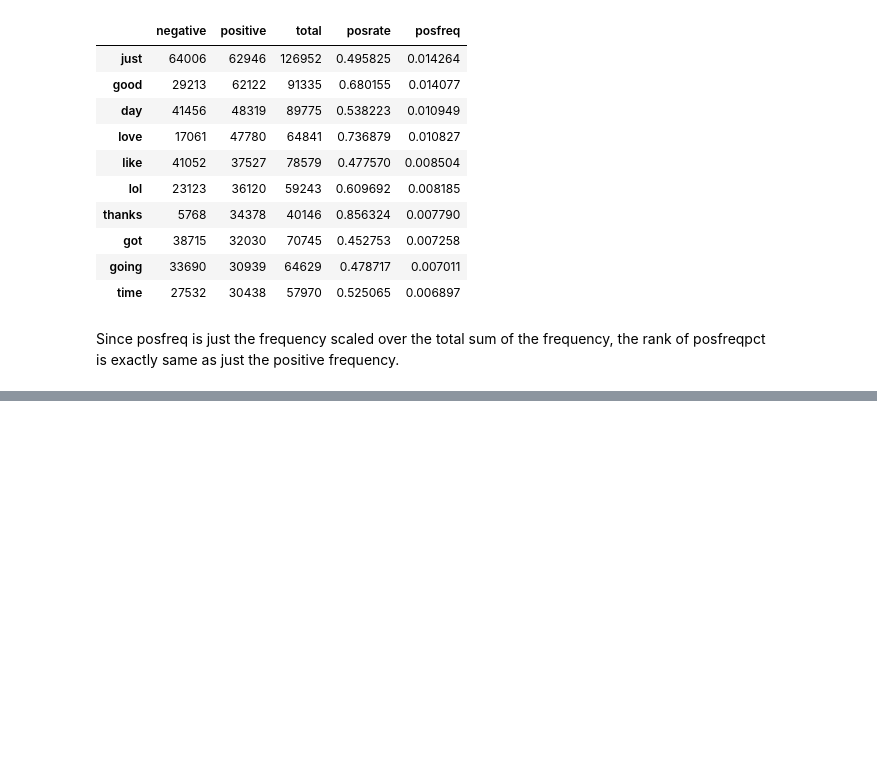
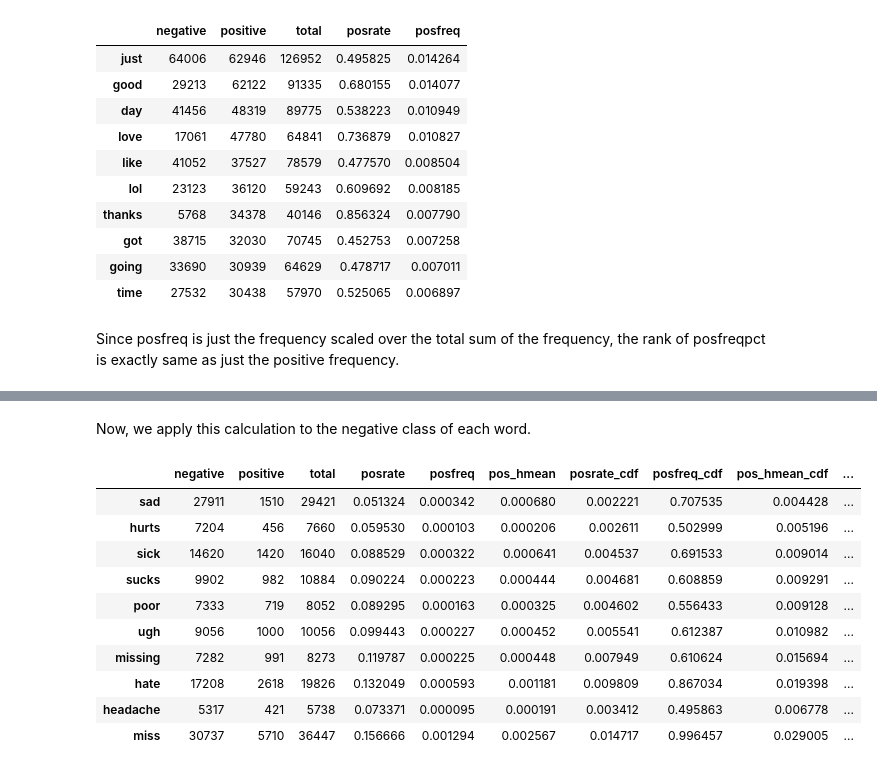
Before and after one commit to rkritika1508/Sentiment-Analysis, a Jupyter notebook: Third.ipynb, the cells around one changed output, grey strips where cells are left out. Saved outputs shown, nothing was run; the diff lists cells and outputs as text; code cells hidden in the pictures; blank space fills up the shorter version.

```diff
--- a/Third.ipynb
+++ b/Third.ipynb
@@ -251,0 +312,2 @@ Since posfreq is just the frequency scaled over the total sum of the frequency,
+# %% [markdown]
+Now, we apply this calculation to the negative class of each word.
@@ -251,0 +323,14 @@ Since posfreq is just the frequency scaled over the total sum of the frequency,
+# %%
+term_freq_df.sort_values(by='neg_hmean_cdf', ascending=False).head(10)
+# %% [output]
+|  | negative | positive | total | posrate | posfreq | pos_hmean | posrate_cdf | posfreq_cdf | pos_hmean_cdf | ... |
+| sad | 27911 | 1510 | 29421 | 0.051324 | 0.000342 | 0.000680 | 0.002221 | 0.707535 | 0.004428 | ... |
+| hurts | 7204 | 456 | 7660 | 0.059530 | 0.000103 | 0.000206 | 0.002611 | 0.502999 | 0.005196 | ... |
+| sick | 14620 | 1420 | 16040 | 0.088529 | 0.000322 | 0.000641 | 0.004537 | 0.691533 | 0.009014 | ... |
+| sucks | 9902 | 982 | 10884 | 0.090224 | 0.000223 | 0.000444 | 0.004681 | 0.608859 | 0.009291 | ... |
+| poor | 7333 | 719 | 8052 | 0.089295 | 0.000163 | 0.000325 | 0.004602 | 0.556433 | 0.009128 | ... |
+| ugh | 9056 | 1000 | 10056 | 0.099443 | 0.000227 | 0.000452 | 0.005541 | 0.612387 | 0.010982 | ... |
+| missing | 7282 | 991 | 8273 | 0.119787 | 0.000225 | 0.000448 | 0.007949 | 0.610624 | 0.015694 | ... |
+| hate | 17208 | 2618 | 19826 | 0.132049 | 0.000593 | 0.001181 | 0.009809 | 0.867034 | 0.019398 | ... |
+| headache | 5317 | 421 | 5738 | 0.073371 | 0.000095 | 0.000191 | 0.003412 | 0.495863 | 0.006778 | ... |
+| miss | 30737 | 5710 | 36447 | 0.156666 | 0.001294 | 0.002567 | 0.014717 | 0.996457 | 0.029005 | ... |
```
Also changed, not shown: parts of 27 cells of this notebook.
